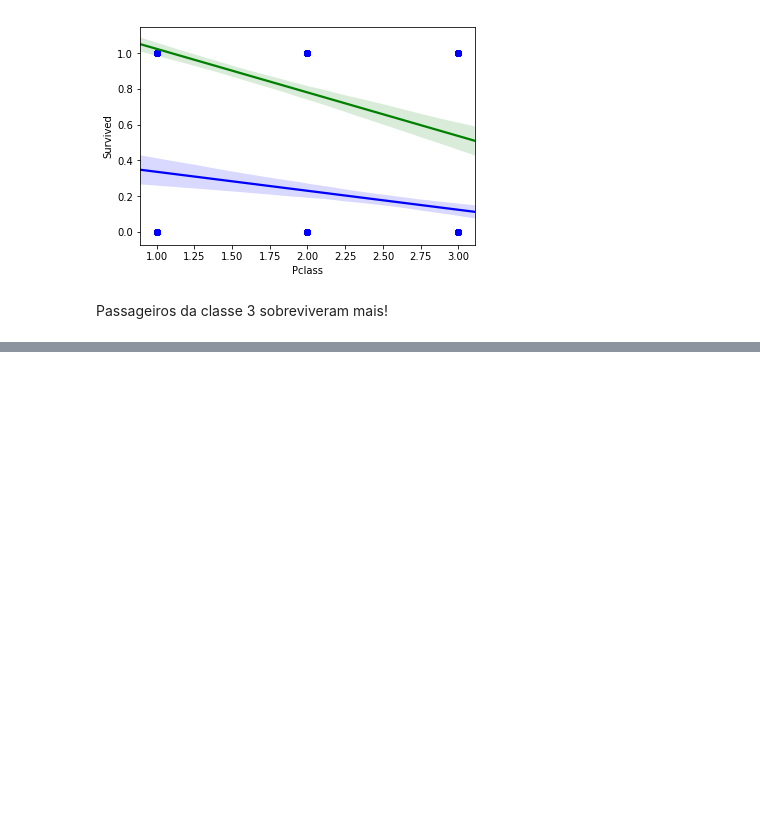
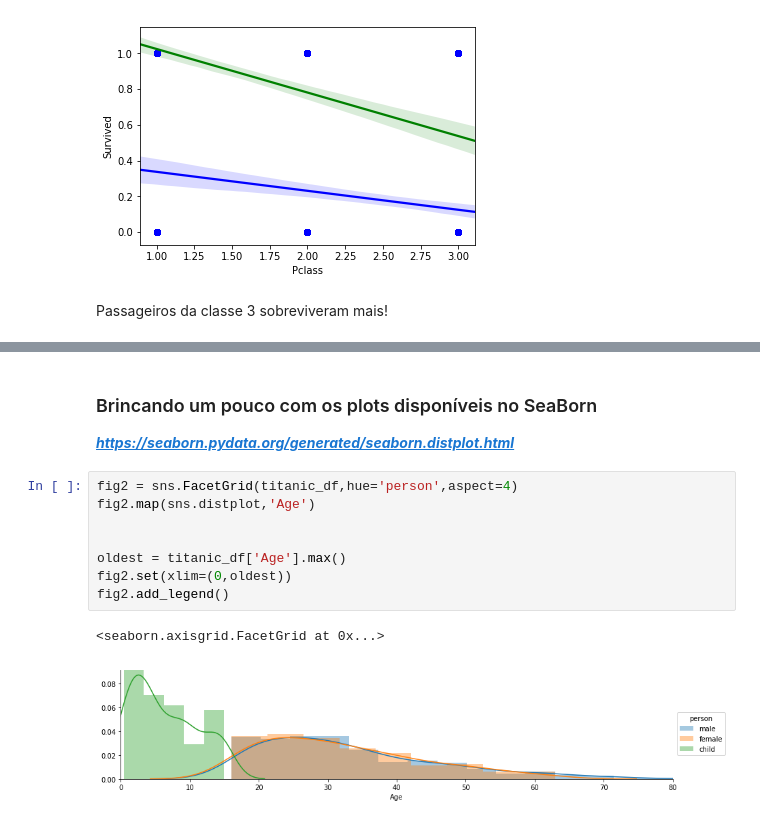
Before and after one commit to SabinoGs/DataAnalysisEducation, a Jupyter notebook: Projects/Titanic - Kaggle.ipynb, the cells around one changed output, grey strips where cells are left out. Drawn from its saved outputs; the diff is of its cells as text; blank space fills up the shorter version.

```diff
--- a/Projects/Titanic - Kaggle.ipynb
+++ b/Projects/Titanic - Kaggle.ipynb
@@ -204,0 +222,14 @@ Passageiros da classe 3 sobreviveram mais!
+# %% [markdown]
+### Brincando um pouco com os plots disponíveis no SeaBorn
+***https://seaborn.pydata.org/generated/seaborn.distplot.html***
+# %%
+fig2 = sns.FacetGrid(titanic_df,hue='person',aspect=4)
+fig2.map(sns.distplot,'Age')
+
+
+oldest = titanic_df['Age'].max()
+fig2.set(xlim=(0,oldest))
+fig2.add_legend()
+# %% [output]
+<seaborn.axisgrid.FacetGrid at 0x...>
+[figure, added]
```
Also changed, not shown: parts of 26 cells of this notebook.
